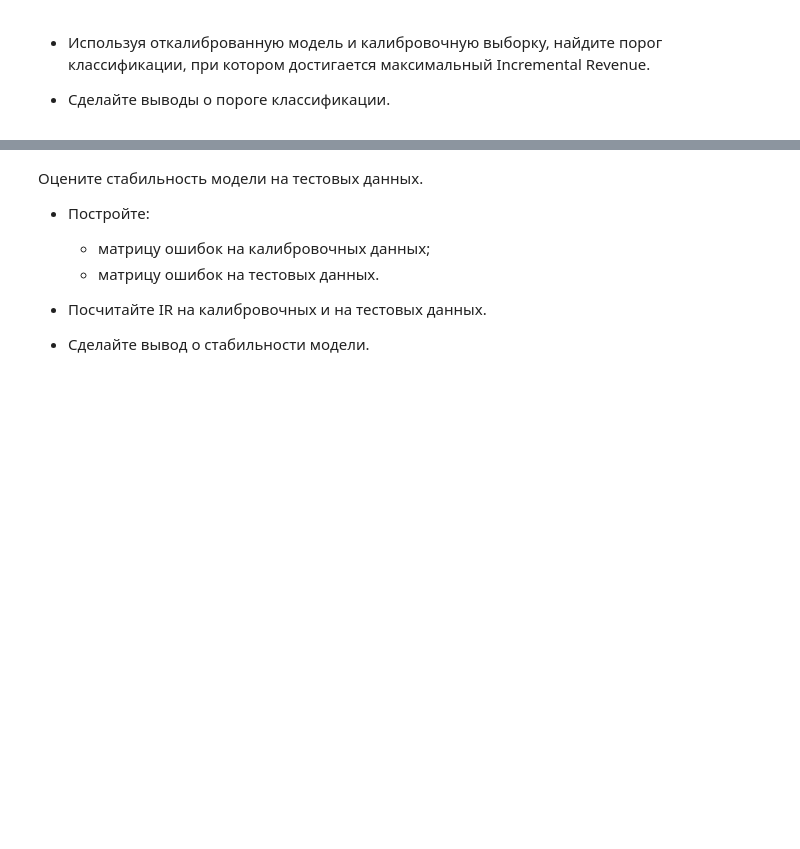
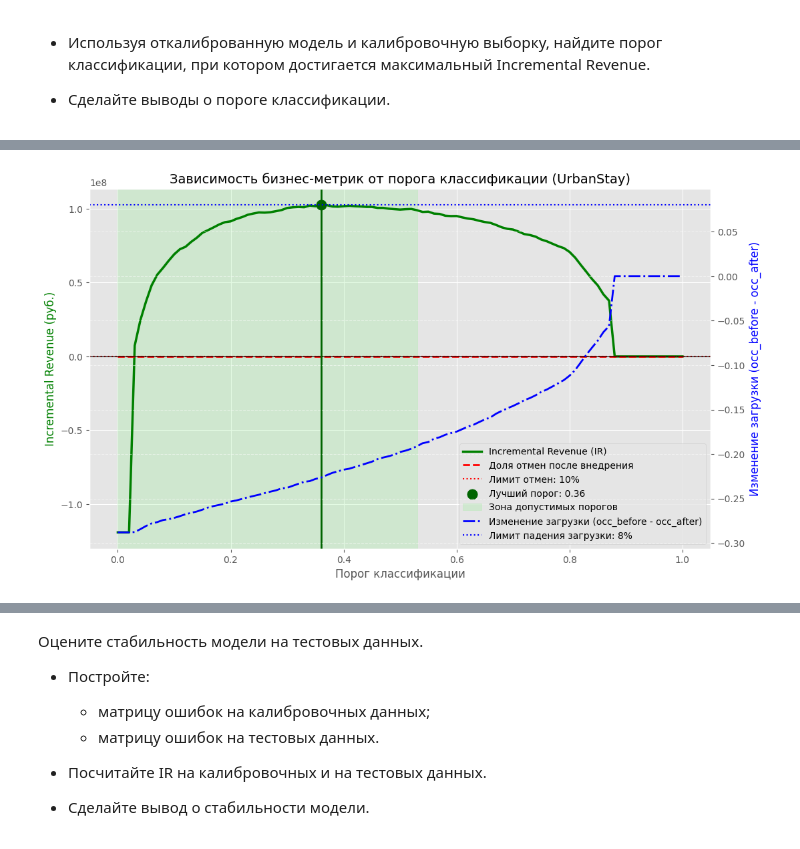
Before and after one commit to TemaQDX/project_module_04_urbanstay, a Jupyter notebook: project_module_04_urbanstay_Artem_Burov.ipynb, the cells around one changed output, grey strips where cells are left out. Drawn from its saved outputs; the diff is of its cells as text; code cells hidden in the pictures; blank space fills up the shorter version.

Commit message:
find threshold

```diff
--- a/project_module_04_urbanstay_Artem_Burov.ipynb
+++ b/project_module_04_urbanstay_Artem_Burov.ipynb
@@ -2785,3 +2785,8 @@ print(f'Оценка Бриера до калибровки XGBoost: {brier_scor
 - Используя откалиброванную модель и калибровочную выборку, найдите порог классификации, при котором достигается максимальный Incremental Revenue.
 
 - Сделайте выводы о пороге классификации.
+# %%
+# Обучаем модель на калибровочной выборке
+calibrated_model_xgb.fit(X_calib, y_calib)
+
+y_proba_calib = calibrated_model_xgb.predict_proba(X_calib)[:,1]
@@ -2787,0 +2912,3 @@ print(f'Оценка Бриера до калибровки XGBoost: {brier_scor
+# %%
+# Запускаем поиск оптимального порога с калиброваными вероятностями
+best_threshold, df_threshold_results = find_optimal_threshold(y_true=y_calib, y_proba=y_proba_calib, min_threshold=0.0, max_threshold=1.0, step=0.01)
@@ -2787,0 +3006,5 @@ print(f'Оценка Бриера до калибровки XGBoost: {brier_scor
+# %%
+# Визуализируем поиск оптимального порога с соблюдение допустимых значений
+plot_threshold_metrics(df_threshold_results, best_threshold)
+# %% [output]
+[figure, added]
```
Also changed, not shown: parts of 12 cells of this notebook, 4 other files.
